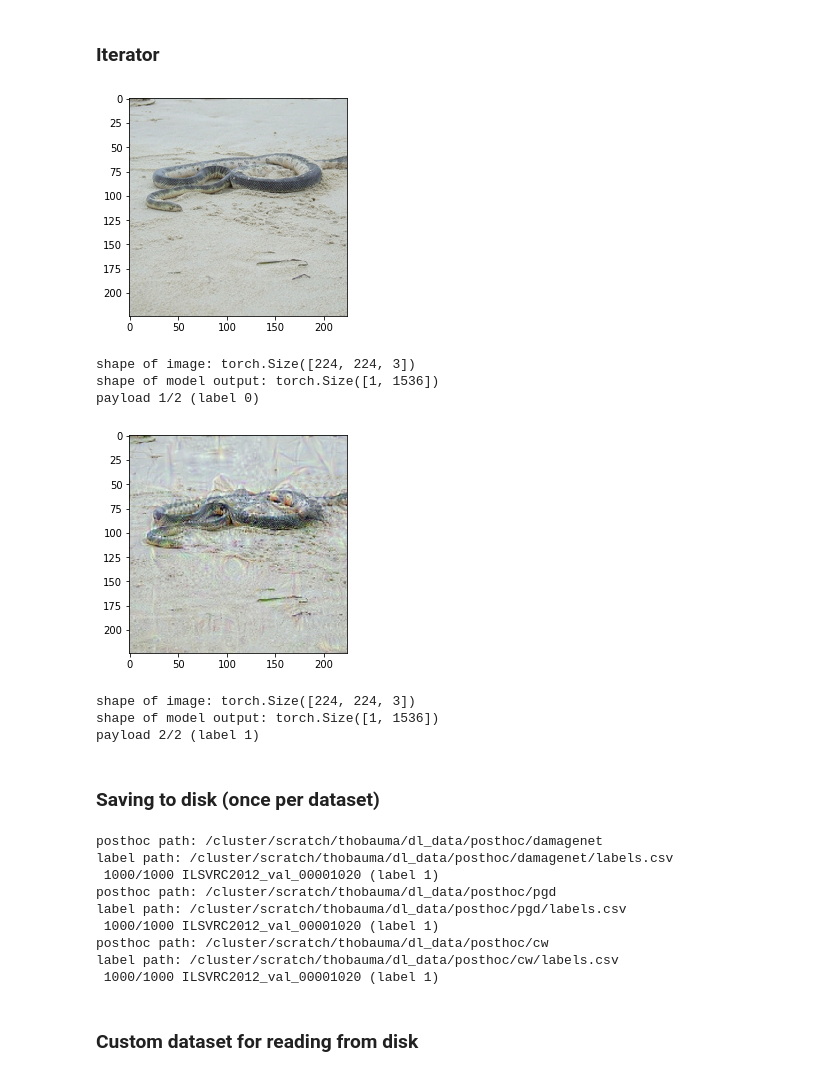
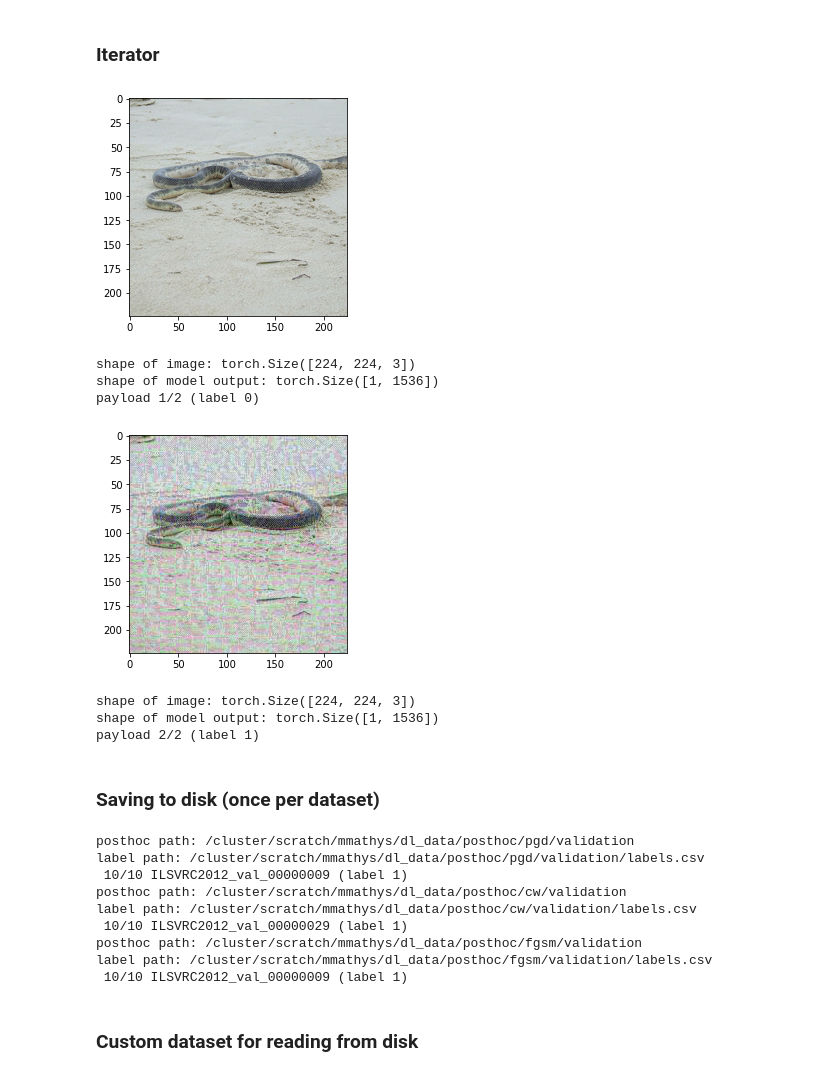
Before and after one commit to thobauma/AADefDINO, a Jupyter notebook: notebooks/posthoc.ipynb, the cells around one changed output. Cells and saved outputs as stored; diff of their text form; code cells hidden in the pictures.

```diff
--- a/notebooks/posthoc.ipynb
+++ b/notebooks/posthoc.ipynb
@@ -89,11 +110,12 @@ We load the reference pretrained linear weights.
 # %% [markdown]
 ## Dataloaders
 # %%
-ori_loader = create_loader(ORI_IMAGES_PATH, ORI_LABEL_PATH, INDEX_SUBSET, CLASS_SUBSET, BATCH_SIZE, transform=NO_NORM_TRANSFORM)
+val_ori_loader = create_loader(VAL_ORI_IMAGES_PATH, VAL_ORI_LABEL_PATH, INDEX_SUBSET, None, BATCH_SIZE, transform=NO_NORM_TRANSFORM)
 # %%
-dn_loader = create_loader(DN_IMAGES_PATH, DN_LABEL_PATH, INDEX_SUBSET, CLASS_SUBSET, BATCH_SIZE, transform=NO_NORM_TRANSFORM)
-pgd_loader = create_loader(PGD_IMAGES_PATH, PGD_LABEL_PATH, INDEX_SUBSET, CLASS_SUBSET, BATCH_SIZE, transform=TO_TENSOR_TRANSFORM)
-cw_loader = create_loader(CW_IMAGES_PATH, CW_LABEL_PATH, INDEX_SUBSET, CLASS_SUBSET, BATCH_SIZE, transform=TO_TENSOR_TRANSFORM)
+#dn_loader = create_loader(DN_IMAGES_PATH, DN_LABEL_PATH, INDEX_SUBSET, CLASS_SUBSET, BATCH_SIZE, transform=NO_NORM_TRANSFORM)
+val_pgd_loader = create_loader(VAL_PGD_IMAGES_PATH, VAL_PGD_LABEL_PATH, INDEX_SUBSET, None, BATCH_SIZE, transform=TO_TENSOR_TRANSFORM)
+val_cw_loader = create_loader(VAL_CW_IMAGES_PATH, VAL_CW_LABEL_PATH, INDEX_SUBSET, None, BATCH_SIZE, transform=TO_TENSOR_TRANSFORM)
+val_fgsm_loader = create_loader(VAL_FGSM_IMAGES_PATH, VAL_FGSM_LABEL_PATH, INDEX_SUBSET, None, BATCH_SIZE, transform=TO_TENSOR_TRANSFORM)
 # %% [markdown]
 ## Adversarial Sample Tuples
 # %% [markdown]
@@ -135,21 +157,23 @@ class AdvTupleIterator:
         return sample, payload_out, label
 # %%
 # testing iterator
-adv_loader = dn_loader
+#tmp_adv_loader = val_pgd_loader
+#tmp_adv_loader = val_cw_loader
+tmp_adv_loader = val_fgsm_loader
 
 total=2
-samples = AdvTupleIterator(ori_loader, adv_loader, model, linear_classifier, visualize=True)
+samples = AdvTupleIterator(val_ori_loader, tmp_adv_loader, model, linear_classifier, visualize=True)
 
 for i in range(total):
   num, payload, label = next(samples)
   sys.stdout.write(f"\rpayload {i+1}/{total} (label {label})")
   sys.stdout.flush()
 # %% [output]
 [figure]
 shape of image: torch.Size([224, 224, 3])
 shape of model output: torch.Size([1, 1536])
 payload 1/2 (label 0)
-[figure, old version]
+[figure, new version]
 shape of image: torch.Size([224, 224, 3])
 shape of model output: torch.Size([1, 1536])
 payload 2/2 (label 1)
@@ -157,14 +181,32 @@ payload 2/2 (label 1)
 ### Saving to disk (once per dataset)
 # %%
 # save to disk!
-limit = 1000
+limit = 10
 datasets = [
-    {"posthoc_path": DN_POSTHOC_PATH,  "label_path": DN_POSTHOC_LABEL_PATH},
-    {"posthoc_path": PGD_POSTHOC_PATH, "label_path": PGD_POSTHOC_LABEL_PATH},
-    {"posthoc_path": CW_POSTHOC_PATH,  "label_path": CW_POSTHOC_LABEL_PATH},
+    #{"posthoc_path": DN_POSTHOC_PATH,  "label_path": DN_POSTHOC_LABEL_PATH},
+    {
+        "ori_loader": val_ori_loader,
+        "adv_loader": val_pgd_loader,
+        "posthoc_path": VAL_PGD_POSTHOC_PATH,
+        "label_path": VAL_PGD_POSTHOC_LABEL_PATH
+    },
+    {
+        "ori_loader": val_ori_loader,
+        "adv_loader": val_cw_loader,
+        "posthoc_path": VAL_CW_POSTHOC_PATH,
+        "label_path": VAL_CW_POSTHOC_LABEL_PATH
+    },
+    {
+        "ori_loader": val_ori_loader,
+        "adv_loader": val_fgsm_loader,
+        "posthoc_path": VAL_FGSM_POSTHOC_PATH,
+        "label_path": VAL_FGSM_POSTHOC_LABEL_PATH
+    },
 ]
 
 for dataset in datasets:
+    ori_loader = dataset["ori_loader"]
+    adv_loader = dataset["adv_loader"]
     posthoc_path = dataset["posthoc_path"]
     label_path = dataset["label_path"]
 
@@ -195,15 +237,15 @@ for dataset in datasets:
     df.to_csv(label_path, index=False)
     print("")
 # %% [output]
-posthoc path: /cluster/scratch/thobauma/dl_data/posthoc/damagenet
-label path: /cluster/scratch/thobauma/dl_data/posthoc/damagenet/labels.csv
- 1000/1000 ILSVRC2012_val_00001020 (label 1)
-posthoc path: /cluster/scratch/thobauma/dl_data/posthoc/pgd
-label path: /cluster/scratch/thobauma/dl_data/posthoc/pgd/labels.csv
- 1000/1000 ILSVRC2012_val_00001020 (label 1)
-posthoc path: /cluster/scratch/thobauma/dl_data/posthoc/cw
-label path: /cluster/scratch/thobauma/dl_data/posthoc/cw/labels.csv
- 1000/1000 ILSVRC2012_val_00001020 (label 1)
+posthoc path: /cluster/scratch/mmathys/dl_data/posthoc/pgd/validation
+label path: /cluster/scratch/mmathys/dl_data/posthoc/pgd/validation/labels.csv
+ 10/10 ILSVRC2012_val_00000009 (label 1)
+posthoc path: /cluster/scratch/mmathys/dl_data/posthoc/cw/validation
+label path: /cluster/scratch/mmathys/dl_data/posthoc/cw/validation/labels.csv
+ 10/10 ILSVRC2012_val_00000029 (label 1)
+posthoc path: /cluster/scratch/mmathys/dl_data/posthoc/fgsm/validation
+label path: /cluster/scratch/mmathys/dl_data/posthoc/fgsm/validation/labels.csv
+ 10/10 ILSVRC2012_val_00000009 (label 1)
 # %% [markdown]
 ### Custom dataset for reading from disk
 # %%
```
Also changed, not shown: parts of 4 cells of this notebook.
